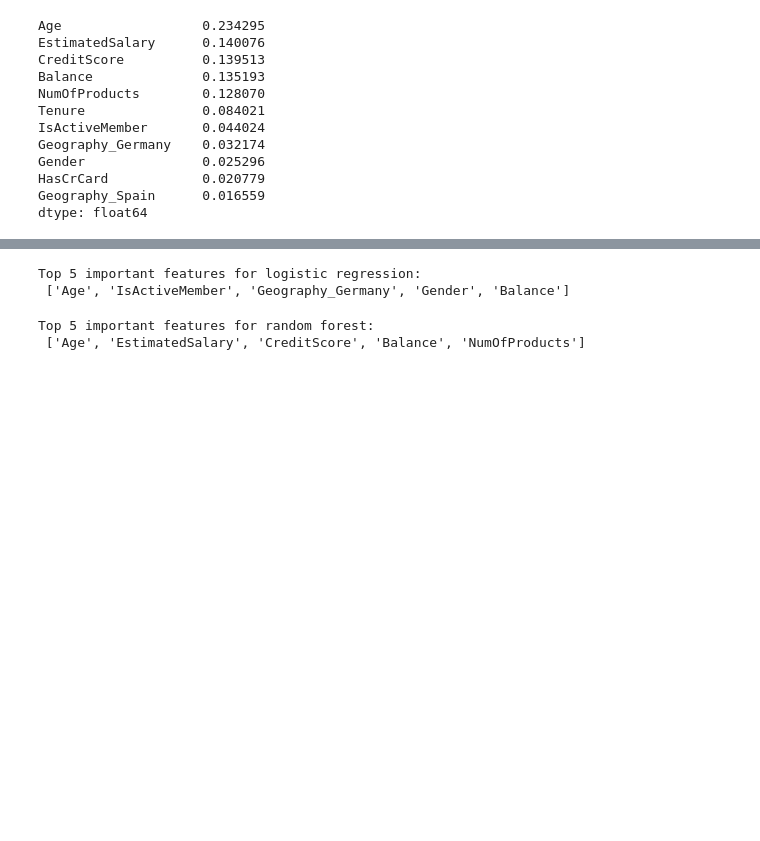
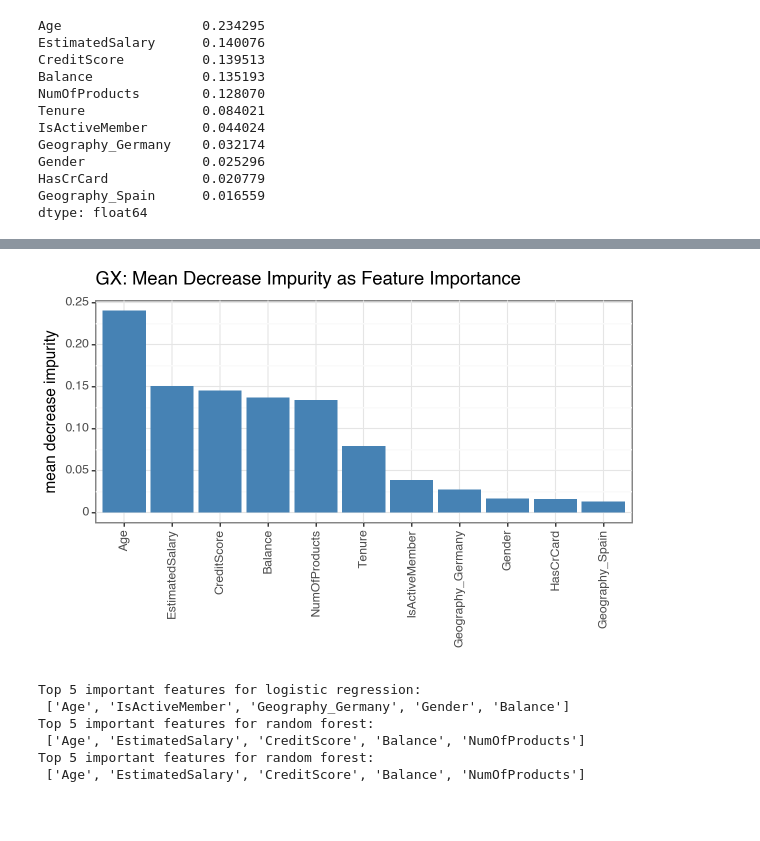
Before and after one commit to mingzhao1103/Churn_Python, a Jupyter notebook: churn.ipynb, the cells around one changed output, grey strips where cells are left out. Cells and saved outputs as stored; diff of their text form; code cells hidden in the pictures; blank space fills up the shorter version.

```diff
--- a/churn.ipynb
+++ b/churn.ipynb
@@ -804,0 +882,8 @@ print(gg)
+# %%
+# Check Mean Decrease Impurity = gini importance
+impts2 = best_GX_model.feature_importances_
+
+# Print feature ranking
+print("Gradient Boosting Gini Importance:")
+importances2 = pd.Series(impts2, index=features)
+importances2.sort_values(ascending=False)
@@ -805,13 +904,35 @@ print(gg)
+# %%
+# Sort gini importance
+gini_df2 = pd.DataFrame(importances2, columns=['gini']).reset_index()
+gini_df2 = gini_df2.sort_values(by='gini', ascending=False)
+
+gini_list2 = gini_df2['index'].tolist()
+gini2 = pd.Categorical(gini_df2['index'], categories=gini_list2)
+df_gini2 = gini_df2.assign(index = gini)
+# %%
+# Plot
+gg = p9.ggplot(df_gini2)
+gg += p9.aes(x='index', y='gini')
+gg += p9.geom_bar(stat="identity", fill="steelblue")
+gg += p9.labels.ggtitle('GX: Mean Decrease Impurity as Feature Importance')
+gg += p9.xlab('') + p9.ylab('mean decrease impurity')
+gg += p9.theme_bw()
+gg += p9.theme(axis_text_x = p9.element_text(angle=90))
+gg += p9.theme(figure_size=(6, 4))
+print(gg)
+# %% [output]
+[figure, added]
 # %%
 print ("Top 5 important features for logistic regression: \n {0}".format(features[indices[0:5]].tolist()))
+print ("Top 5 important features for random forest: \n {0}".format(gini_list[0:5]))
+print ("Top 5 important features for random forest: \n {0}".format(gini_list2[0:5]))
 # %% [output]
 Top 5 important features for logistic regression:
  ['Age', 'IsActiveMember', 'Geography_Germany', 'Gender', 'Balance']
+Top 5 important features for random forest:
+ ['Age', 'EstimatedSalary', 'CreditScore', 'Balance', 'NumOfProducts']
+Top 5 important features for random forest:
+ ['Age', 'EstimatedSalary', 'CreditScore', 'Balance', 'NumOfProducts']
-# %%
-print ("Top 5 important features for random forest: \n {0}".format(gini_list[0:5]))
-# %% [output]
-Top 5 important features for random forest:
- ['Age', 'EstimatedSalary', 'CreditScore', 'Balance', 'NumOfProducts']
 # %% [markdown]
 <br>
 # %% [markdown]
```
Also changed, not shown: parts of 24 cells of this notebook.
